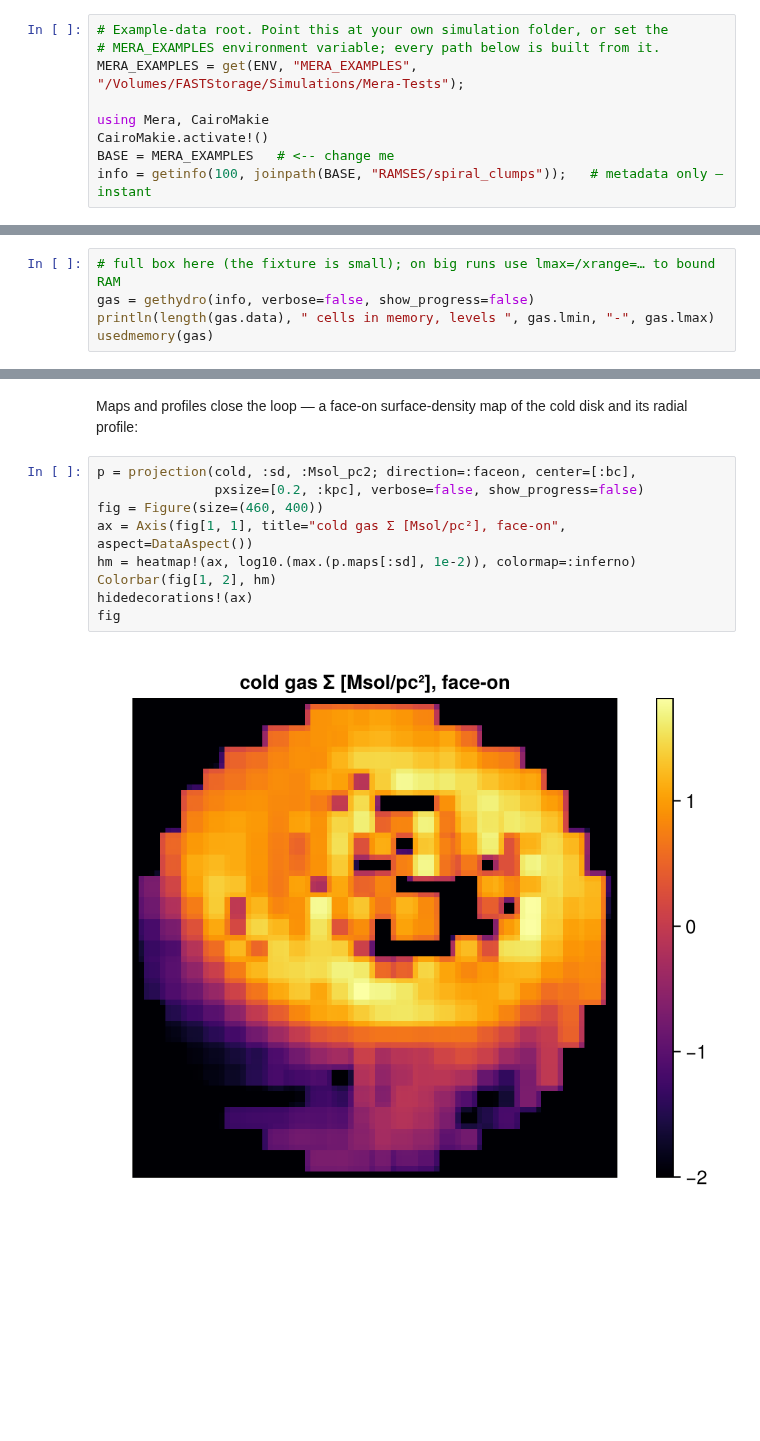
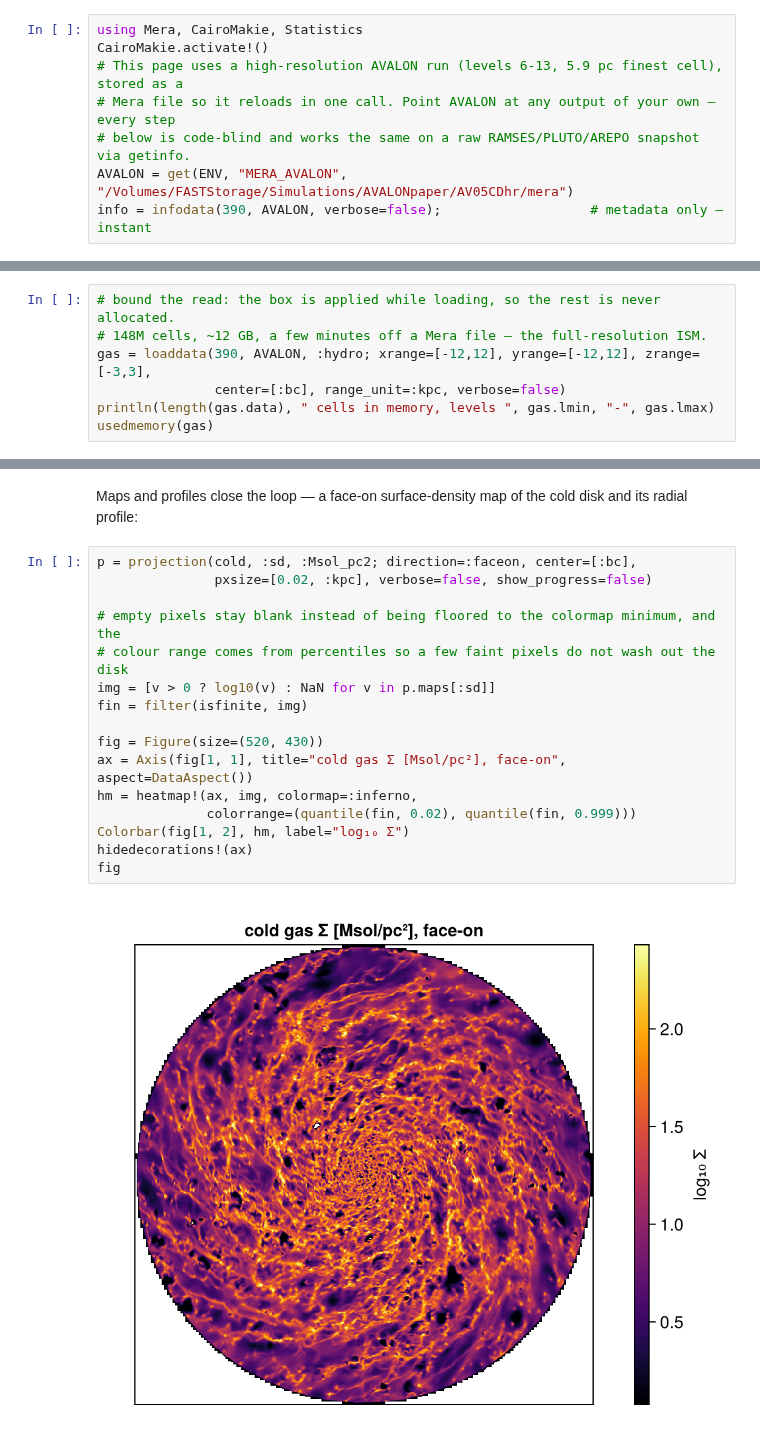
Before and after one commit to ManuelBehrendt/Notebooks, a Jupyter notebook: Mera-Docs/version_1.1/switching_to_mera.ipynb, the cells around one changed output, grey strips where cells are left out. Drawn from its saved outputs; the diff is of its cells as text; blank space fills up the shorter version.

Commit message:
notebooks: AVALON figure, canonical data paths, panel fixes

```diff
--- a/Mera-Docs/version_1.1/switching_to_mera.ipynb
+++ b/Mera-Docs/version_1.1/switching_to_mera.ipynb
@@ -40,14 +45,13 @@ Two conventions worth internalising on day one:
 
 The same five steps you would do anywhere: inspect → load → select → measure → map.
 # %%
-# Example-data root. Point this at your own simulation folder, or set the
-# MERA_EXAMPLES environment variable; every path below is built from it.
-MERA_EXAMPLES = get(ENV, "MERA_EXAMPLES", "/Volumes/FASTStorage/Simulations/Mera-Tests");
-
-using Mera, CairoMakie
+using Mera, CairoMakie, Statistics
 CairoMakie.activate!()
-BASE = MERA_EXAMPLES   # <-- change me
-info = getinfo(100, joinpath(BASE, "RAMSES/spiral_clumps"));   # metadata only — instant
+# This page uses a high-resolution AVALON run (levels 6-13, 5.9 pc finest cell), stored as a
+# Mera file so it reloads in one call. Point AVALON at any output of your own — every step
+# below is code-blind and works the same on a raw RAMSES/PLUTO/AREPO snapshot via getinfo.
+AVALON = get(ENV, "MERA_AVALON", "/Volumes/FASTStorage/Simulations/AVALONpaper/AV05CDhr/mera")
+info = infodata(390, AVALON, verbose=false);                   # metadata only — instant
 # %% [output]
 *__   __ _______ ______   _______
 |  |_|  |       |    _ | |   _   |
@@ -71,8 +66,10 @@ patchfile:        true
 the unit system) without touching the heavy data. Loading is the explicit step — and the place
 to bound memory with a level cap and/or a spatial window:
 # %%
-# full box here (the fixture is small); on big runs use lmax=/xrange=… to bound RAM
-gas = gethydro(info, verbose=false, show_progress=false)
+# bound the read: the box is applied while loading, so the rest is never allocated.
+# 148M cells, ~12 GB, a few minutes off a Mera file — the full-resolution ISM.
+gas = loaddata(390, AVALON, :hydro; xrange=[-12,12], yrange=[-12,12], zrange=[-3,3],
+               center=[:bc], range_unit=:kpc, verbose=false)
 println(length(gas.data), " cells in memory, levels ", gas.lmin, "-", gas.lmax)
 usedmemory(gas)
 # %% [output]
@@ -107,14 +104,21 @@ Maps and profiles close the loop — a face-on surface-density map of the cold d
 its radial profile:
 # %%
 p = projection(cold, :sd, :Msol_pc2; direction=:faceon, center=[:bc],
-               pxsize=[0.2, :kpc], verbose=false, show_progress=false)
-fig = Figure(size=(460, 400))
+               pxsize=[0.02, :kpc], verbose=false, show_progress=false)
+
+# empty pixels stay blank instead of being floored to the colormap minimum, and the
+# colour range comes from percentiles so a few faint pixels do not wash out the disk
+img = [v > 0 ? log10(v) : NaN for v in p.maps[:sd]]
+fin = filter(isfinite, img)
+
+fig = Figure(size=(520, 430))
 ax = Axis(fig[1, 1], title="cold gas Σ [Msol/pc²], face-on", aspect=DataAspect())
-hm = heatmap!(ax, log10.(max.(p.maps[:sd], 1e-2)), colormap=:inferno)
-Colorbar(fig[1, 2], hm)
+hm = heatmap!(ax, img, colormap=:inferno,
+              colorrange=(quantile(fin, 0.02), quantile(fin, 0.999)))
+Colorbar(fig[1, 2], hm, label="log₁₀ Σ")
 hidedecorations!(ax)
 fig
 # %% [output]
-[figure, old version]
+[figure, new version]
 # %%
 out = mktempdir()                                   # any existing folder
```
Also changed, not shown: parts of 7 cells of this notebook, 8 other files.
